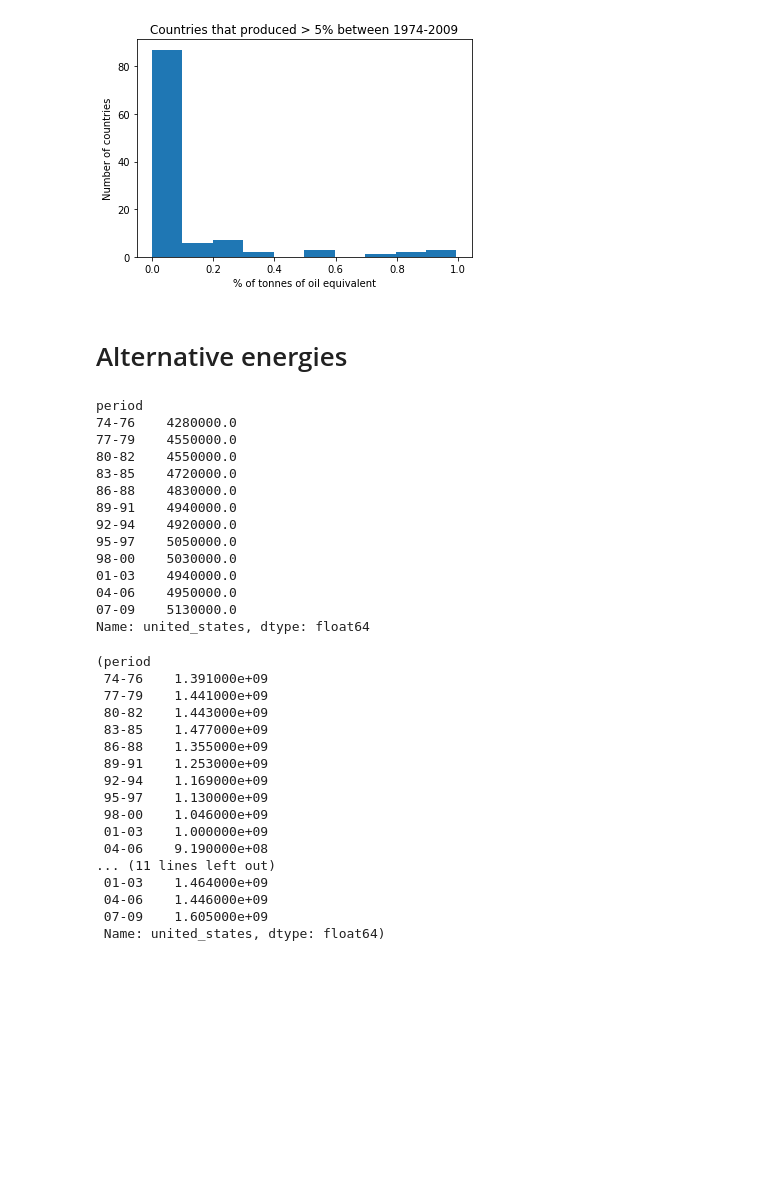
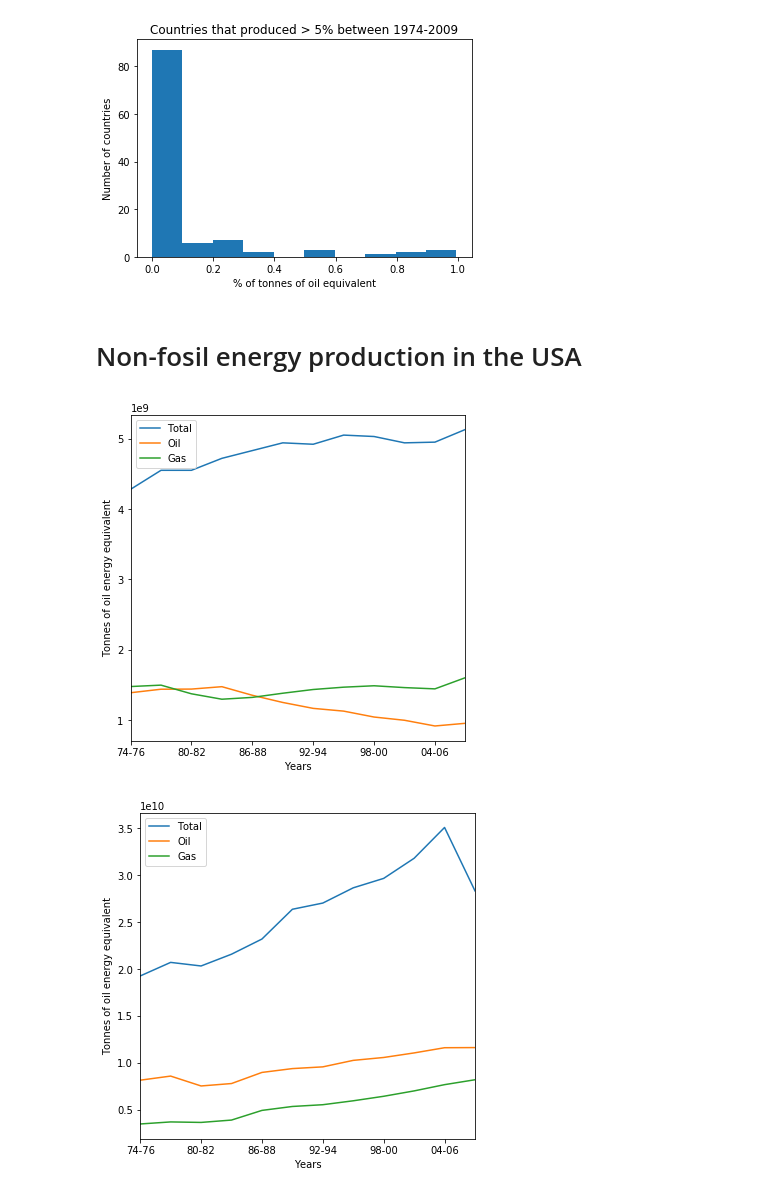
Before and after one commit to reneang17/data-analyst, a Jupyter notebook: gapminder_energy/gapminder_energy_production.ipynb, the cells around one changed output. Drawn from its saved outputs; the diff is of its cells as text; code cells hidden in the pictures; blank space fills up the shorter version.

```diff
--- a/gapminder_energy/gapminder_energy_production.ipynb
+++ b/gapminder_energy/gapminder_energy_production.ipynb
@@ -363,42 +365,27 @@ plt.xlabel("% of tonnes of oil equivalent")
 plt.ylabel("Number of countries");
 # %% [output]
 [figure]
-# %% [markdown]
-# Alternative energies
-# %%
-df.united_states['total']
-# %% [output]
-period
-74-76    4280000.0
-77-79    4550000.0
-80-82    4550000.0
-83-85    4720000.0
-86-88    4830000.0
-89-91    4940000.0
-92-94    4920000.0
-95-97    5050000.0
-98-00    5030000.0
-01-03    4940000.0
-04-06    4950000.0
-07-09    5130000.0
-Name: united_states, dtype: float64
+# %% [markdown]
+# Non-fosil energy production  in the USA
 # %%
- df.united_states['oil'] , df.united_states['gas']
+us_nonfosil = df.united_states['total']  -  df.united_states['oil'] - df.united_states['gas']
-# %% [output]
-(period
- 74-76    1.391000e+09
- 77-79    1.441000e+09
- 80-82    1.443000e+09
- 83-85    1.477000e+09
- 86-88    1.355000e+09
- 89-91    1.253000e+09
- 92-94    1.169000e+09
- 95-97    1.130000e+09
- 98-00    1.046000e+09
- 01-03    1.000000e+09
- 04-06    9.190000e+08
-... (11 lines left out)
- 01-03    1.464000e+09
- 04-06    1.446000e+09
- 07-09    1.605000e+09
- Name: united_states, dtype: float64)
+# %%
+fig, ax = plt.subplots(figsize=(6, 6))
+df.united_states['total'].plot()
+df.united_states['oil'].plot()
+df.united_states['gas'].plot()
+ax.legend([ "Total","Oil","Gas"]);
+plt.xlabel("Years")
+plt.ylabel("Tonnes of oil energy equivalent");
+# %% [output]
+[figure, added]
+# %%
+fig, ax = plt.subplots(figsize=(6, 6))
+df.sum(axis=1)['total'].plot()
+df.sum(axis=1)['oil'].plot()
+df.sum(axis=1)['gas'].plot()
+ax.legend([ "Total","Oil","Gas"]);
+plt.xlabel("Years")
+plt.ylabel("Tonnes of oil energy equivalent");
+# %% [output]
+[figure, added]
```
Also changed, not shown: parts of 13 cells of this notebook.
